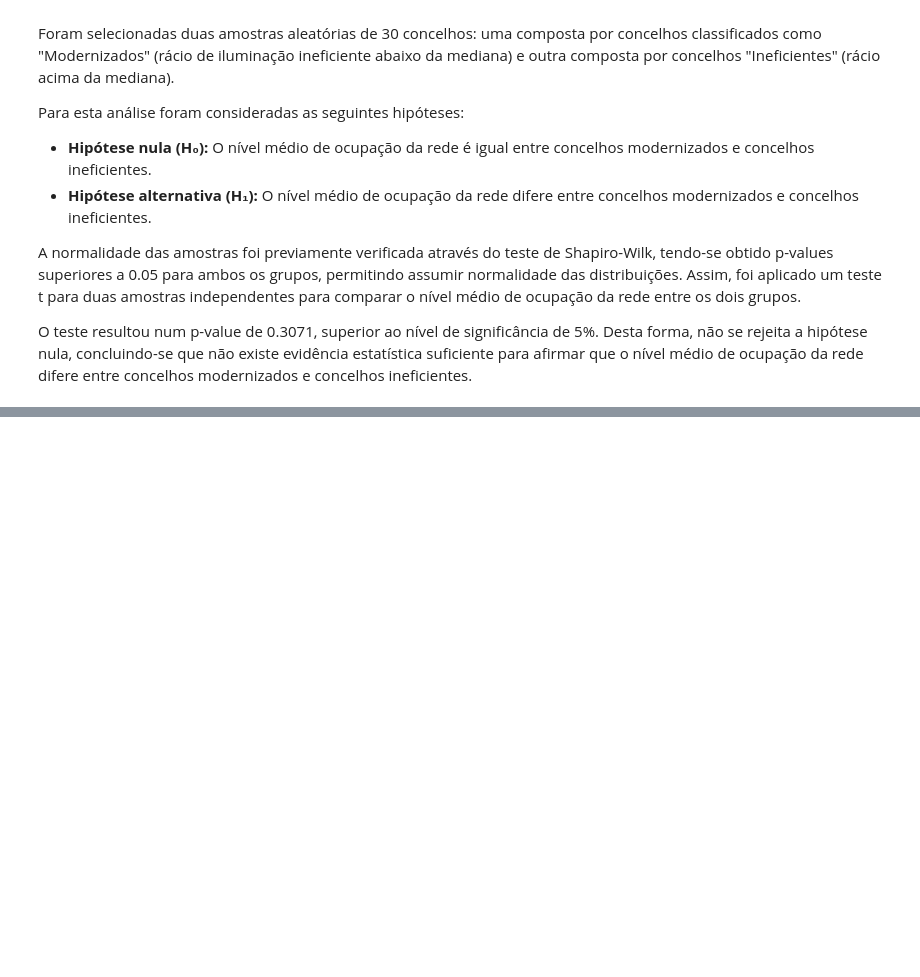
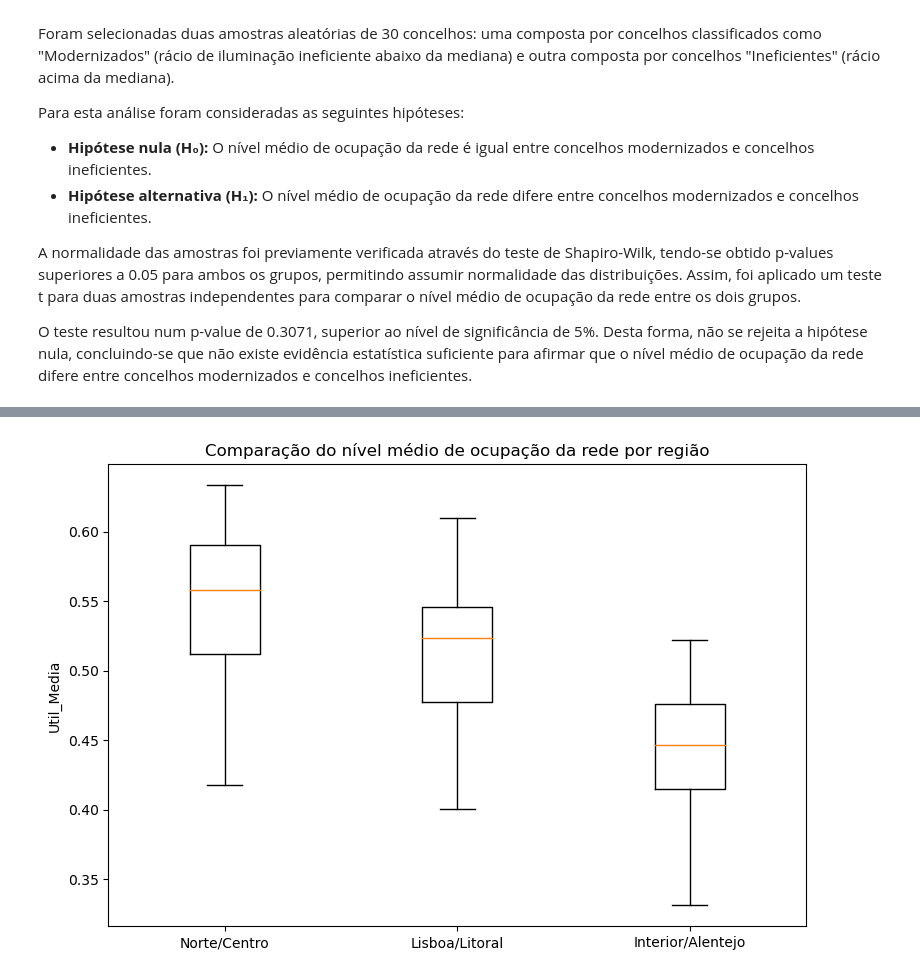
Before and after one commit to regina1230726/ANADI_TPA_3DI_1230726_1231003_1230620, a Jupyter notebook: codigo.ipynb, the cells around one changed output, grey strips where cells are left out. Drawn from its saved outputs; the diff is of its cells as text; code cells hidden in the pictures; blank space fills up the shorter version.

```diff
--- a/codigo.ipynb
+++ b/codigo.ipynb
@@ -404,0 +408,88 @@ p-value: 0.3070802286484599
+# %%
+
+
+from scipy.stats import f_oneway
+from statsmodels.stats.multicomp import pairwise_tukeyhsd
+
+print("\n--- 4.4.3: ANOVA entre regiões ---")
+
+# Trabalhar sobre a base consolidada
+df_anova = df_final.copy()
+
+# Criar distrito a partir de CodDistritoConcelho
+df_anova["Distrito"] = (df_anova["CodDistritoConcelho"] // 100).map({
+    1: "Aveiro",
+    2: "Beja",
+    3: "Braga",
+    6: "Coimbra",
+    7: "Évora",
+    11: "Lisboa",
+    12: "Portalegre",
+    13: "Porto",
+    15: "Setúbal"
+})
+
+# Criar os 3 grupos pedidos no enunciado
+grupo1 = df_anova[df_anova["Distrito"].isin(["Porto", "Braga", "Coimbra"])]
+grupo2 = df_anova[df_anova["Distrito"].isin(["Lisboa", "Setúbal", "Aveiro"])]
+grupo3 = df_anova[df_anova["Distrito"].isin(["Évora", "Beja", "Portalegre"])]
+
+# Verificar se há pelo menos 25 concelhos por grupo
+print("Número de concelhos disponíveis por grupo:")
+print("Grupo 1:", len(grupo1))
+print("Grupo 2:", len(grupo2))
+print("Grupo 3:", len(grupo3))
+
+# Amostragem aleatória de 25 concelhos por grupo
+amostra1 = grupo1.sample(n=25, random_state=42)["Util_Media"]
+amostra2 = grupo2.sample(n=25, random_state=42)["Util_Media"]
+amostra3 = grupo3.sample(n=25, random_state=42)["Util_Media"]
+
+# Médias das amostras
+print("\nMédias das amostras:")
+print("Grupo 1 - Norte/Centro Litoral:", round(amostra1.mean(), 4))
+print("Grupo 2 - Lisboa/Litoral Sul:", round(amostra2.mean(), 4))
+print("Grupo 3 - Interior/Alentejo:", round(amostra3.mean(), 4))
+
+# Boxplot para apoio visual
+plt.figure(figsize=(9, 6))
+plt.boxplot(
+    [amostra1, amostra2, amostra3],
+    labels=["Norte/Centro", "Lisboa/Litoral", "Interior/Alentejo"]
+)
+plt.title("Comparação do nível médio de ocupação da rede por região")
+plt.ylabel("Util_Media")
+plt.show()
+
+# ANOVA
+anova = f_oneway(amostra1, amostra2, amostra3)
+
+print("\nResultado da ANOVA:")
+print("F-statistic:", anova.statistic)
+print("p-value:", anova.pvalue)
+
+alpha = 0.05
+
+if anova.pvalue < alpha:
+    print("\nConclusão: rejeita-se H0. Existem diferenças significativas entre pelo menos dois grupos.")
+
+    # Post-hoc de Tukey
+    dados_tukey = pd.DataFrame({
+        "valor": pd.concat([amostra1, amostra2, amostra3], ignore_index=True),
+        "grupo": (["Norte/Centro Litoral"] * len(amostra1) +
+                  ["Lisboa/Litoral Sul"] * len(amostra2) +
+                  ["Interior/Alentejo"] * len(amostra3))
+    })
+
+    tukey = pairwise_tukeyhsd(
+        endog=dados_tukey["valor"],
+        groups=dados_tukey["grupo"],
+        alpha=0.05
+    )
+
+    print("\nTeste post-hoc de Tukey:")
+    print(tukey)
+
+else:
+    print("\nConclusão: não se rejeita H0. Não há evidência estatística de diferenças significativas entre os grupos.")
+# %% [output]
@@ -404,0 +506 @@ p-value: 0.3070802286484599
+[figure, added]
```
Also changed, not shown: parts of 8 cells of this notebook.
